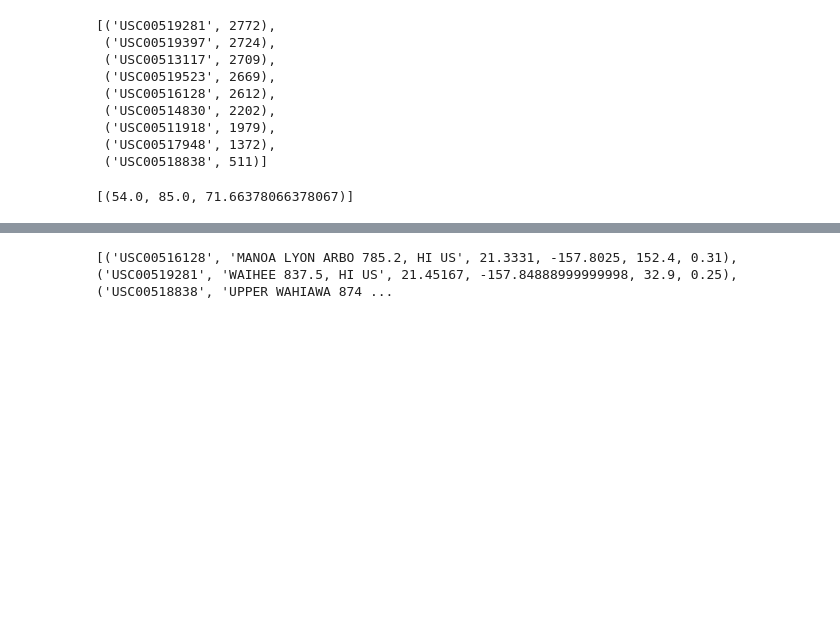
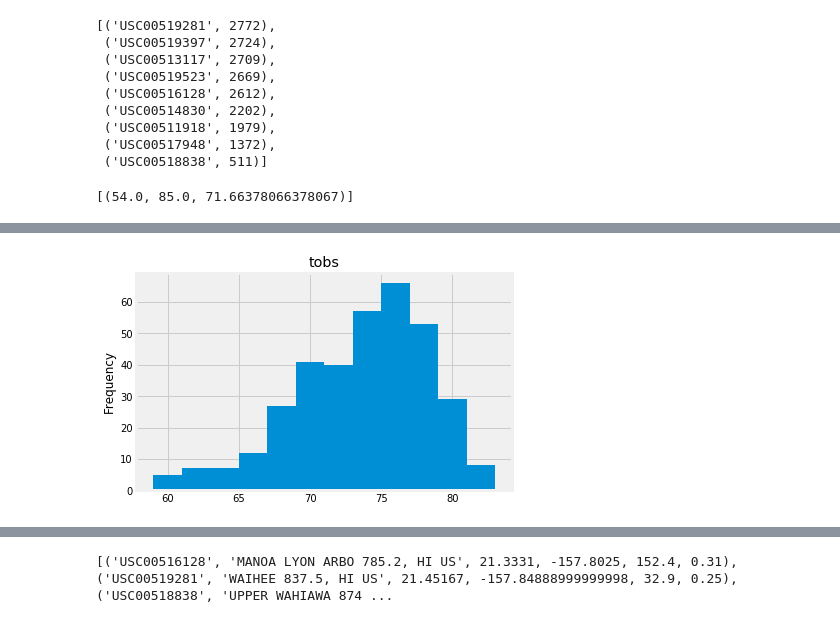
Before and after one commit to mjvillacresesn/Surfs-Up, a Jupyter notebook: climate_starter.ipynb, the cells around one changed output, grey strips where cells are left out. Cells and saved outputs as stored; diff of their text form; code cells hidden in the pictures; blank space fills up the shorter version.

```diff
--- a/climate_starter.ipynb
+++ b/climate_starter.ipynb
@@ -152,7 +151,10 @@ from sqlalchemy import and_
 # %%
-# Choose the station with the highest number of temperature observations. 'USC00519281'
+# Choose the station with the highest number of temperature observations.
+
 # 10.query the last 12 months of temperature observation data for this station
+#  filter on table, col='USC00519281', and chosen date, order by number of tol ASC
 pstation = session.query(Measurement.tobs).filter(Measurement.station == 'USC00519281').filter(Measurement.date <= '2017-08-23').\
-        filter(Measurement.date >= '2016-08-23')
+        filter(Measurement.date >= '2016-08-23').order_by("tobs")
 # %%
-pop_station_df = pd.read_sql_query(pstation.statement, session.bind)
+# 10b.save query as Df
+popstationdf = pd.read_sql_query(pstation.statement, session.bind)
@@ -186,0 +161,7 @@ counted
+# %%
+# 10c.groupby "tobs" and count # of "tobs"
+popst_group = popstationdf.groupby(["tobs"])["tobs"].count()
+
+# 10d. generate descriptive statistics summarizing the central tendency,
+#      dispersion and shape of a dataset’s distribution, excluding NaN values
+abc = popst_group.describe()
@@ -187,3 +178,11 @@ counted
+# %%
+# 11.plot histogram, bins=12
+temp_hist = abc.hist(bins=12)
+plt.ylabel("Frequency")
+
+plt.show(temp_hist)
+# %% [output]
+[figure, added]
 # %%
 # This function called `calc_temps` will accept start date and end date in the format '%Y-%m-%d'
 # and return the minimum, average, and maximum temperatures for that range of dates
```
Also changed, not shown: parts of 15 cells of this notebook.
